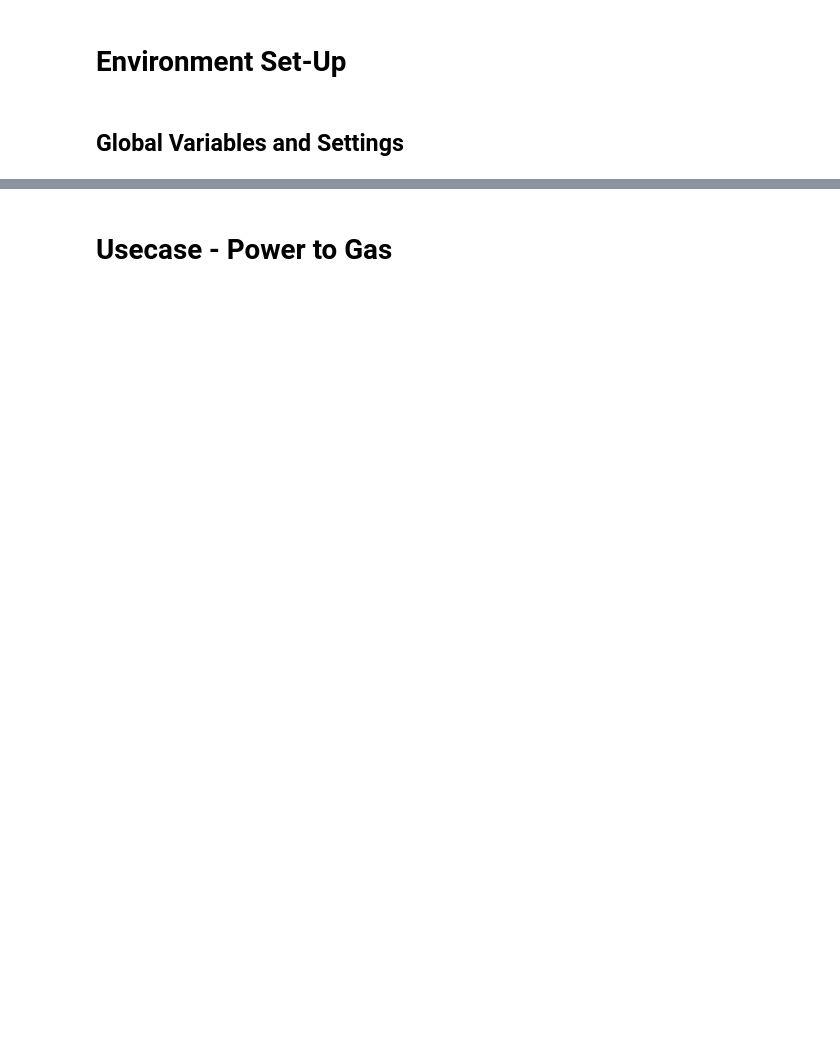
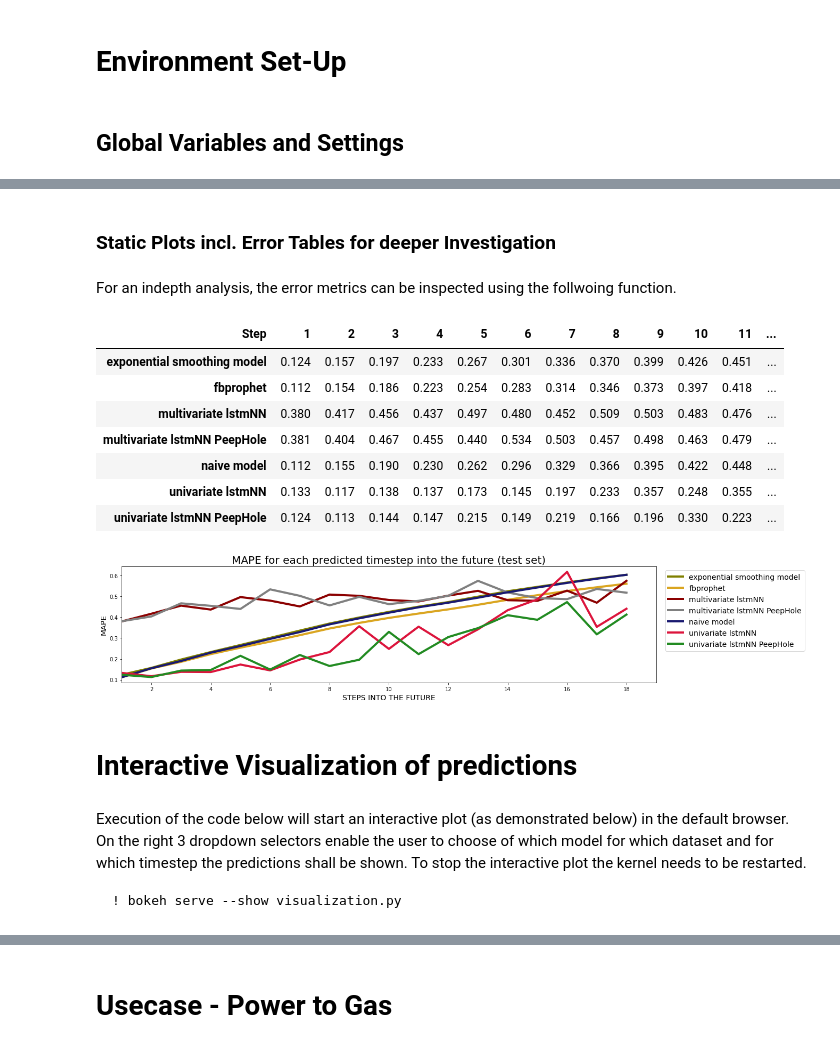
Before and after one commit to Tjade27/FeedInMngmt_prediction, a Jupyter notebook: FeedInMngmt_Results.ipynb, the cells around one changed output, grey strips where cells are left out. Drawn from its saved outputs; the diff is of its cells as text; code cells hidden in the pictures; blank space fills up the shorter version.

````diff
--- a/FeedInMngmt_Results.ipynb
+++ b/FeedInMngmt_Results.ipynb
@@ -102,7 +105,7 @@ def get_erros(metric = 'MAPE', folder='Test Errors'):
 
     return errors
 # %%
-def plot_results(df_results, metric='MAPE', val_or_test='Test'):
+def plot_static_metrics(df_results, metric='MAPE', val_or_test='Test'):
     df_results = df_results.T
     ###### COLOR SETTINGS ##### evenly_spaced_colors for len(colm)
     colors=['olive', 'goldenrod', 'darkred', 'grey', 'midnightblue','crimson', 'forestgreen','darkmagenta'] #'sandybrown', 'sienna'
@@ -110,7 +113,7 @@ def plot_results(df_results, metric='MAPE', val_or_test='Test'):
         evenly_spaced_interval = np.linspace(0, 1, len(df_results.columns))
         colors = [cm.jet(x) for x in evenly_spaced_interval]
     ###### DATA PLOTTING ######
-    fig, ax = plt.subplots(figsize=(18,7))
+    fig, ax = plt.subplots(figsize=(18,4))
     for colm, c in zip(df_results.columns, colors):
         plt.plot(df_results[colm], label=colm ,color=c, lw=4)
 
@@ -123,5 +126,5 @@ def plot_results(df_results, metric='MAPE', val_or_test='Test'):
     plt.legend(loc='upper left', fontsize=14,  bbox_to_anchor=(1.01, 1))
 
     ###### OUTPUT #######
-    plt.savefig(f'figures/results_{metric}_{val_or_test}.png', bbox_inches='tight', transparent=True)
+    #plt.savefig(f'figures/results_{metric}_{val_or_test}.png', bbox_inches='tight', transparent=True)
     plt.show;
@@ -201,0 +192,14 @@ mape_val.round(2)
+# %%
+# Data Preperation
+metric ='MAPE'
+MAPE_test = get_erros(metric = metric, folder='Test Errors').round(3).T
+MAPE_val = get_erros(metric = metric, folder='Validation Errors').round(3).T
+metric ='RMSE'
+RMSE_test = get_erros(metric = metric, folder='Test Errors').round(3).T
+RMSE_val = get_erros(metric = metric, folder='Validation Errors').round(3).T
+metric ='R2'
+R2_test = get_erros(metric = metric, folder='Test Errors').round(3).T
+R2_val = get_erros(metric = metric, folder='Validation Errors').round(3).T
+metric ='MAE'
+MAE_test = get_erros(metric = metric, folder='Test Errors').round(3).T
+MAE_val = get_erros(metric = metric, folder='Validation Errors').round(3).T
@@ -201,0 +216,26 @@ mape_val.round(2)
+# %% [markdown]
+### Static Plots incl. Error Tables for deeper Investigation
+# %% [markdown]
+For an indepth analysis, the error metrics can be inspected using the follwoing function.
+# %%
+# MAPE in Test Set
+plot_static_metrics(MAPE_test.T,  metric='MAPE', val_or_test='test')
+MAPE_test.T
+# %% [output]
+| Step | 1 | 2 | 3 | 4 | 5 | 6 | 7 | 8 | 9 | 10 | 11 | ... |
+| exponential smoothing model | 0.124 | 0.157 | 0.197 | 0.233 | 0.267 | 0.301 | 0.336 | 0.370 | 0.399 | 0.426 | 0.451 | ... |
+| fbprophet | 0.112 | 0.154 | 0.186 | 0.223 | 0.254 | 0.283 | 0.314 | 0.346 | 0.373 | 0.397 | 0.418 | ... |
+| multivariate lstmNN | 0.380 | 0.417 | 0.456 | 0.437 | 0.497 | 0.480 | 0.452 | 0.509 | 0.503 | 0.483 | 0.476 | ... |
+| multivariate lstmNN PeepHole | 0.381 | 0.404 | 0.467 | 0.455 | 0.440 | 0.534 | 0.503 | 0.457 | 0.498 | 0.463 | 0.479 | ... |
+| naive model | 0.112 | 0.155 | 0.190 | 0.230 | 0.262 | 0.296 | 0.329 | 0.366 | 0.395 | 0.422 | 0.448 | ... |
+| univariate lstmNN | 0.133 | 0.117 | 0.138 | 0.137 | 0.173 | 0.145 | 0.197 | 0.233 | 0.357 | 0.248 | 0.355 | ... |
+| univariate lstmNN PeepHole | 0.124 | 0.113 | 0.144 | 0.147 | 0.215 | 0.149 | 0.219 | 0.166 | 0.196 | 0.330 | 0.223 | ... |
+[figure, added]
+# %% [markdown]
+# Interactive Visualization of predictions
+# %% [markdown]
+Execution of the code below will start an interactive plot (as demonstrated below) in the default browser. On the right 3 dropdown selectors enable the user to choose of which model for which dataset and for which timestep the predictions shall be shown. To stop the interactive plot the kernel needs to be restarted.
+
+```Python
+! bokeh serve --show visualization.py
+```
````
Also changed, not shown: parts of 21 cells of this notebook, 1 other file.
